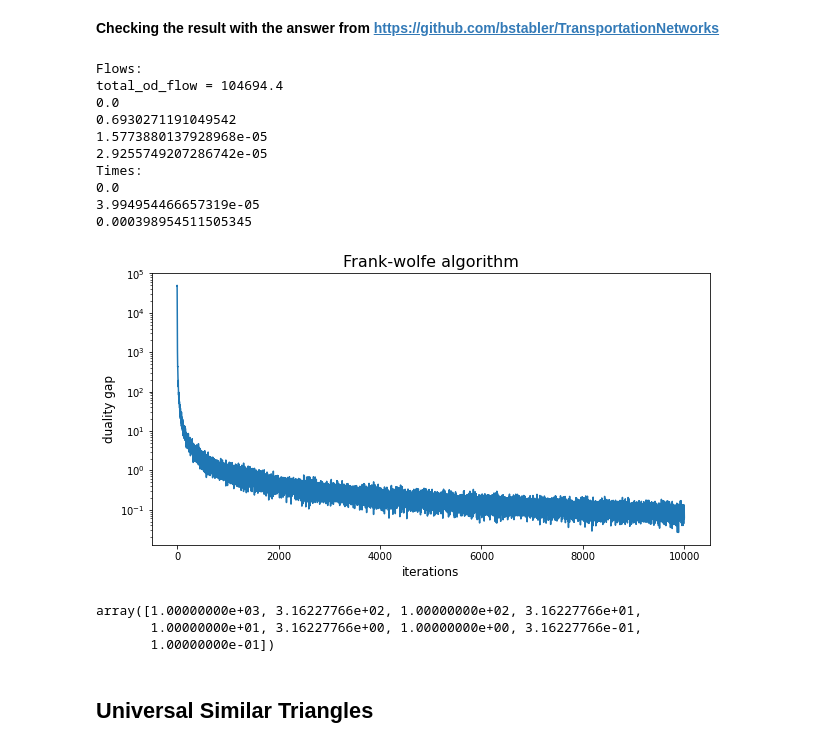
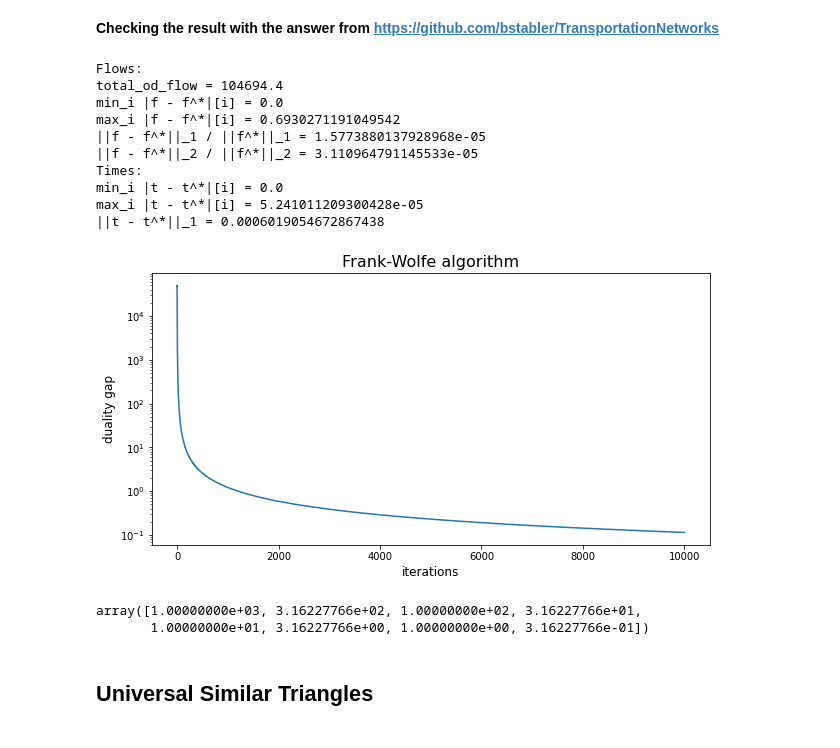
Before and after one commit to MeruzaKub/TransportNet, a Jupyter notebook: Stable Dynamic & Beckman/Anaheim_Experiments.ipynb, the cells around one changed output. Cells and saved outputs as stored; diff of their text form; code cells hidden in the pictures.

```diff
--- a/Stable Dynamic & Beckman/Anaheim_Experiments.ipynb
+++ b/Stable Dynamic & Beckman/Anaheim_Experiments.ipynb
@@ -85,19 +82,3 @@ Flow excess = 0.9788966357330946
 # %%
 #with open(beckmann_save + 'anaheim_result_' + 'fwm_t_weighted' + '_max_iter_' + str(max_iter) + '_beckmann.pickle', 'wb') as f:
 #    pickle.dump(result, f)
-# %%
-assert(model.mu == 0.25)
-max_iter = 10000
-
-print('Frank-Wolfe without stopping criteria')
-solver_kwargs = {'max_iter' : max_iter, 'eps_abs' : - np.inf,
-                 'verbose' : True, 'verbose_step': 2000, 'save_history' : True}
-tic = time.time()
-result = model.find_equilibrium(solver_name = 'fwm', composite = True, solver_kwargs = solver_kwargs)
-toc = time.time()
-print('Elapsed time: {:.0f} sec'.format(toc - tic))
-print('Time ratio =', np.max(result['times'] / graph_data['graph_table']['free_flow_time']))
-print('Flow excess =', np.max(result['flows'] / graph_data['graph_table']['capacity']) - 1, end = '\n\n')
-
-#with open(beckmann_save + 'anaheim_result_' + 'fwa' + '_max_iter_' + str(max_iter) + '_beckmann.pickle', 'wb') as f:
-#    pickle.dump(result, f)
@@ -122,52 +85,51 @@ Flow excess = 0.9788966357330946
+# %%
+with open(beckmann_save + 'anaheim_result_fwm_t_weighted_max_iter_10000_beckmann.pickle', 'rb') as f:
+    result = pickle.load(f)
 # %% [markdown]
 __Checking the result with the answer from https://github.com/bstabler/TransportationNetworks__
-# %%
-with open(beckmann_save + 'anaheim_result_fwa_max_iter_10000_beckmann.pickle', 'rb') as f:
-    result = pickle.load(f)
 # %%
 answer = handler.ReadAnswer('Anaheim_flow.tntp')
 delta = abs(answer['flows'] - result['flows'])
 print('Flows:')
 print('total_od_flow =', total_od_flow)
-print(np.min(delta))
-print(np.max(delta))
-print(np.linalg.norm(result['flows'] - answer['flows'], ord = 1) / np.linalg.norm(answer['flows'], ord = 1))
-print(np.linalg.norm(delta) / total_od_flow)
+print('min_i |f - f^*|[i] =', np.min(delta))
+print('max_i |f - f^*|[i] =', np.max(delta))
+print('||f - f^*||_1 / ||f^*||_1 =', np.linalg.norm(result['flows'] - answer['flows'], ord = 1) / np.linalg.norm(answer['flows'], ord = 1))
+print('||f - f^*||_2 / ||f^*||_2 =', np.linalg.norm(delta) / np.linalg.norm(answer['flows']))
 print('Times:')
 delta = abs(answer['times'] - result['times'])
-print(np.min(delta))
-print(np.max(delta))
-print(np.sum(delta))
+print('min_i |t - t^*|[i] =', np.min(delta))
+print('max_i |t - t^*|[i] =', np.max(delta))
+print('||t - t^*||_1 =', np.sum(delta))
 # %% [output]
 Flows:
 total_od_flow = 104694.4
-0.0
-0.6930271191049542
-1.5773880137928968e-05
-2.9255749207286742e-05
+min_i |f - f^*|[i] = 0.0
+max_i |f - f^*|[i] = 0.6930271191049542
+||f - f^*||_1 / ||f^*||_1 = 1.5773880137928968e-05
+||f - f^*||_2 / ||f^*||_2 = 3.110964791145533e-05
 Times:
-0.0
-3.994954466657319e-05
-0.000398954511505345
+min_i |t - t^*|[i] = 0.0
+max_i |t - t^*|[i] = 5.241011209300428e-05
+||t - t^*||_1 = 0.0006019054672867438
 # %%
 dual_gaps = np.array(result['history']['dual_gap'])
 iters = np.array(result['history']['iter'])
 plt.figure(figsize = (10, 5))
 plt.plot(iters, dual_gaps)
-plt.title('Frank-wolfe algorithm', fontsize = 16)
+plt.title('Frank-Wolfe algorithm', fontsize = 16)
 plt.ylabel('duality gap', fontsize = 12)
 plt.xlabel('iterations', fontsize = 12)
 plt.yscale('log')
 plt.show()
 # %% [output]
-[figure, old version]
+[figure, new version]
 # %%
-epsilons = np.logspace(3,-1,9)
+epsilons = np.logspace(3,-0.5,8)
 epsilons
 # %% [output]
 array([1.00000000e+03, 3.16227766e+02, 1.00000000e+02, 3.16227766e+01,
-       1.00000000e+01, 3.16227766e+00, 1.00000000e+00, 3.16227766e-01,
-       1.00000000e-01])
+       1.00000000e+01, 3.16227766e+00, 1.00000000e+00, 3.16227766e-01])
 # %% [markdown]
 ## Universal Similar Triangles
 # %%
```
Also changed, not shown: parts of 33 cells of this notebook, 21 other files.
